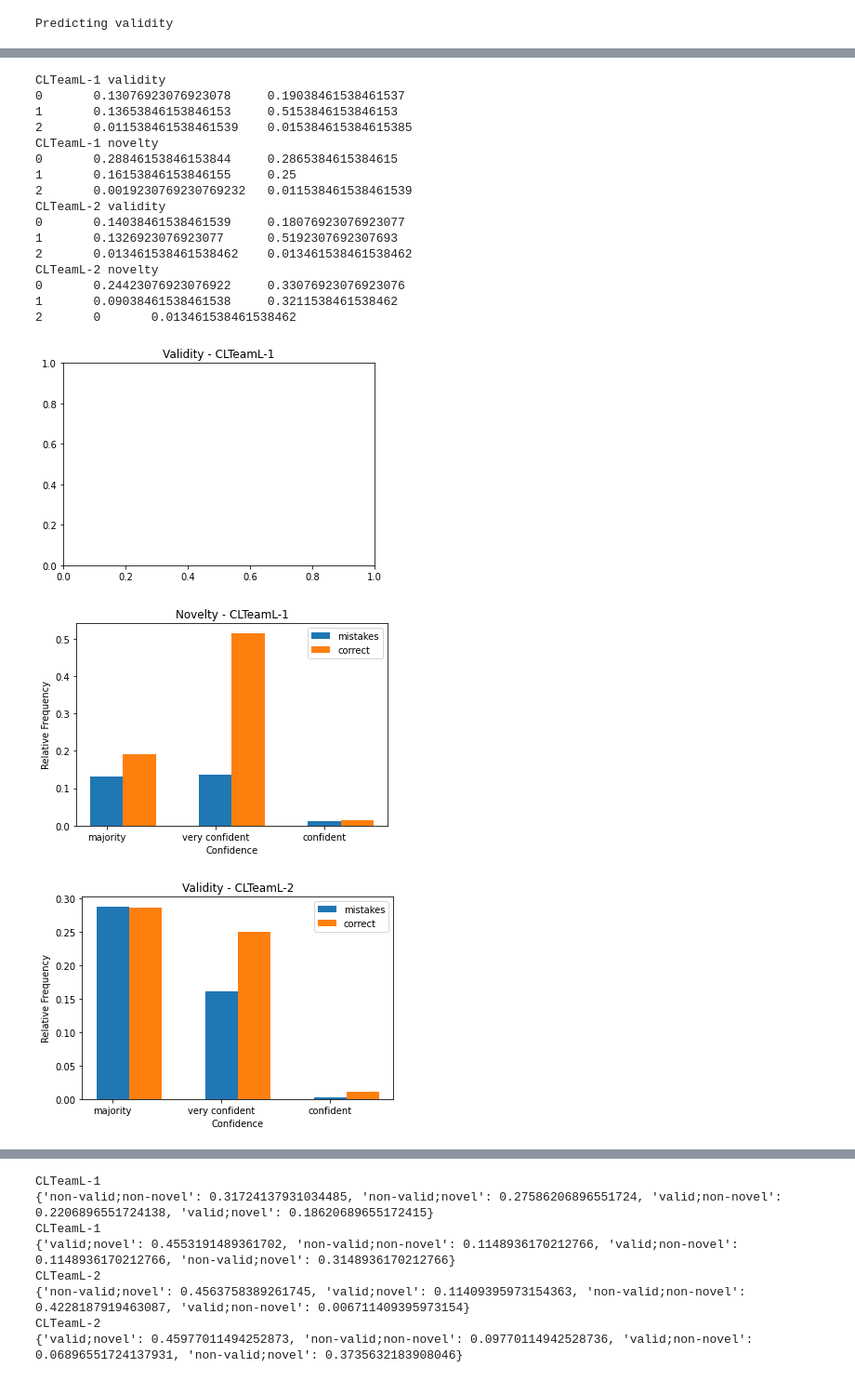
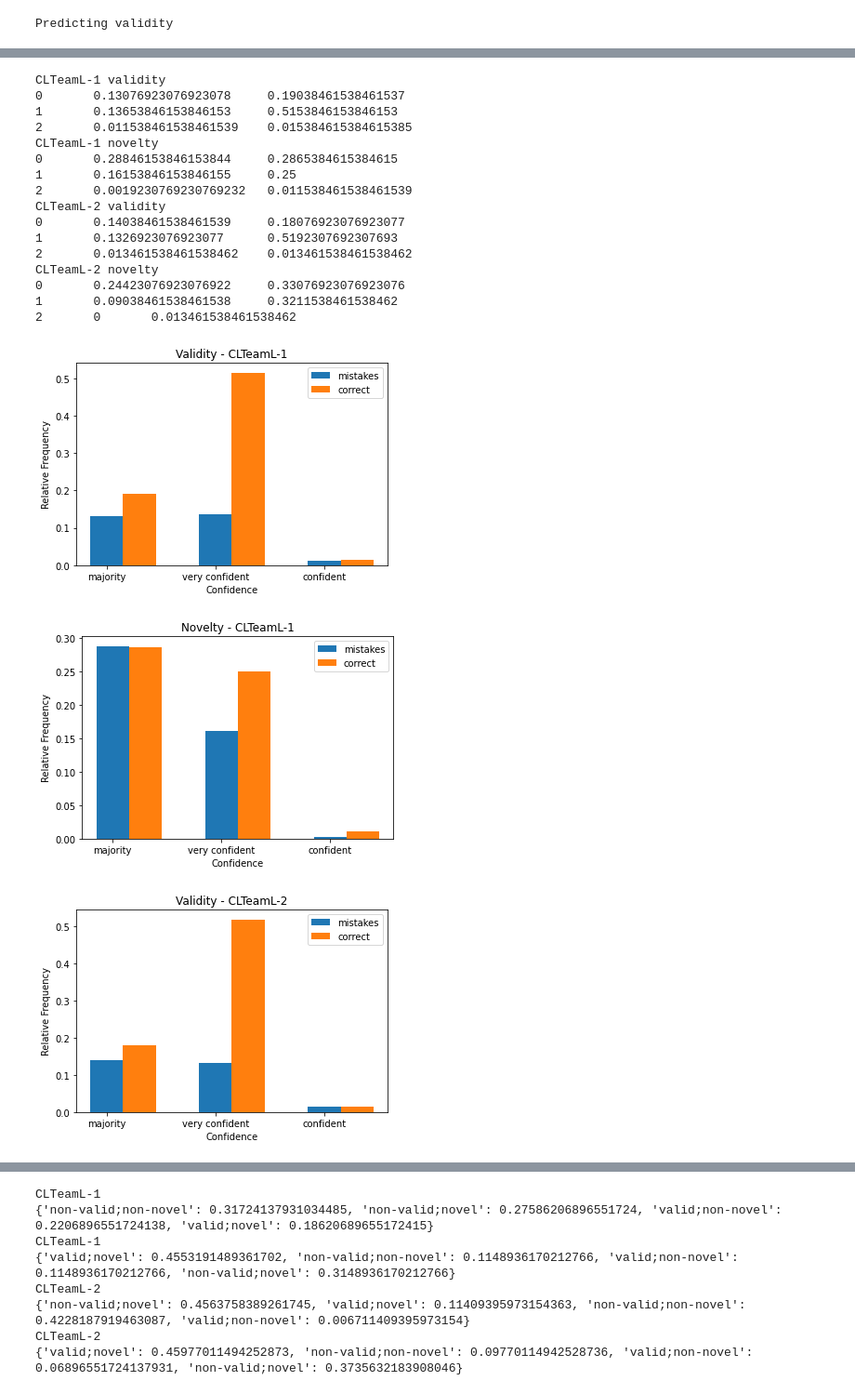
Before and after one commit to m0re4u/argmining2022, a Jupyter notebook: notebooks/error_analysis.ipynb, the cells around one changed output, grey strips where cells are left out. Shown: that part at 93% size. Drawn from its saved outputs; the diff is of its cells as text; code cells hidden in the pictures.

Commit message:
Fixed a small error in confusion matrix

```diff
--- a/notebooks/error_analysis.ipynb
+++ b/notebooks/error_analysis.ipynb
@@ -159,13 +182,0 @@ weighted avg      0.787     0.665     0.696       520
-# %%
-import json
-with open("predictions/dump_prompt_5_eval=True_results.json") as f:
-    d = json.load(f)
-
-pred_val_gpt = [1 if x['pred_val'] == 'valid' else 0 for x in d ]
-pred_nov_gpt = [1 if x['pred_nov'] == 'novel' else 0 for x in d ]
-print("VALIDITY")
-print(classification_report(pred_val_gpt, val_true, digits=3))
-print(confusion_matrix(pred_val_gpt, val_true).T)
-print("NOVELTY")
-print(classification_report(pred_nov_gpt, nov_true, digits=3))
-print(confusion_matrix(pred_nov_gpt, val_true).T)
@@ -202,16 +195,16 @@ def plot_confidences(predictions, labels, task, approach):
     confs_correct = {k: v / len(predictions) for k, v in confs_correct.value_counts().to_dict().items()}
 
     # Uncomment if background is black so text of plot is white.
+    plt.figure()
     params = {"ytick.color" : "black",
               "xtick.color" : "black",
               "axes.labelcolor" : "black",
               "figure.facecolor": "w",
               "axes.edgecolor" : "black"}
     plt.rcParams.update(params)
-    plt.title(f"{task.capitalize()} - {approach}", color='black')
 
     np.random.seed(0)
-    plt.figure()
+    plt.title(f"{task.capitalize()} - {approach}", color='black')
     xticks = [0,1,2]
     xticklabels = ["majority", "very confident", "confident"]
     plt.xticks(xticks, xticklabels)
@@ -225,37 +218,37 @@ def plot_confidences(predictions, labels, task, approach):
     ys_correct = []
     ys_correct = [confs_correct[k] for k in xticklabels]
     plt.bar(xs, ys_mistakes, label="mistakes", width=width)
     plt.bar(xs + width, ys_correct, label="correct", width=width)
     plt.legend()
     plt.savefig(f"confidence_{approach}_{task}.png")
 
     print(approach, task)
     for i in xs:
         print(f"{i}\t{ys_mistakes[i]}\t{ys_correct[i]}")
 
 
-plot_confidences(pred_val_gpt, val_true, "validity", "CLTeamL-1")
-plot_confidences(pred_nov_gpt, nov_true, "novelty", "CLTeamL-1")
+plot_confidences(GPT_output_val, val_true, "validity", "CLTeamL-1")
+plot_confidences(GPT_output_nov, nov_true, "novelty", "CLTeamL-1")
 
-plot_confidences(model_output_val, val_true, "validity", "CLTeamL-2")
-plot_confidences(model_output_nov, nov_true, "novelty", "CLTeamL-2")
+plot_confidences(MTL_output_val, val_true, "validity", "CLTeamL-2")
+plot_confidences(MTL_output_nov, nov_true, "novelty", "CLTeamL-2")
 # %% [output]
 CLTeamL-1 validity
 0       0.13076923076923078     0.19038461538461537
 1       0.13653846153846153     0.5153846153846153
 2       0.011538461538461539    0.015384615384615385
 CLTeamL-1 novelty
 0       0.28846153846153844     0.2865384615384615
 1       0.16153846153846155     0.25
 2       0.0019230769230769232   0.011538461538461539
 CLTeamL-2 validity
 0       0.14038461538461539     0.18076923076923077
 1       0.1326923076923077      0.5192307692307693
 2       0.013461538461538462    0.013461538461538462
 CLTeamL-2 novelty
 0       0.24423076923076922     0.33076923076923076
 1       0.09038461538461538     0.3211538461538462
 2       0       0.013461538461538462
-[figure, old version]
+[figure, new version]
-[figure, old version]
+[figure, new version]
-[figure, old version]
+[figure, new version]
```
Also changed, not shown: parts of 7 cells of this notebook.
